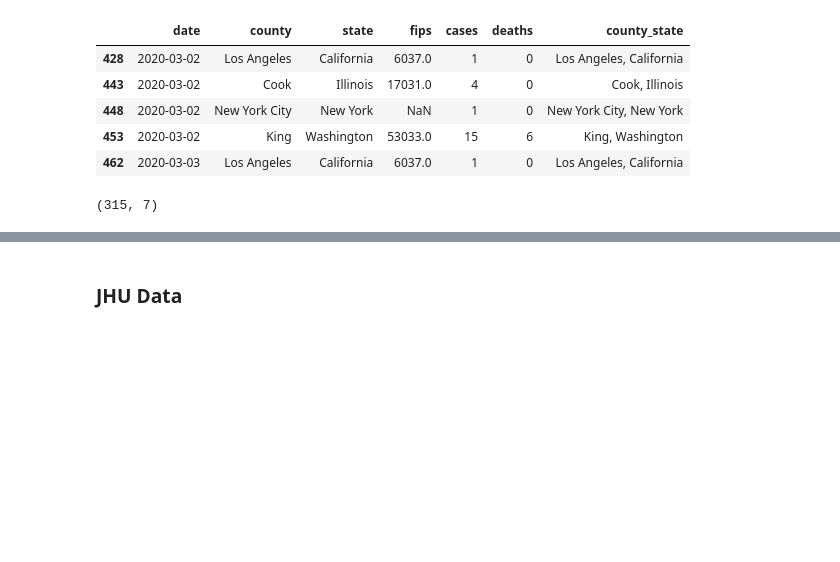
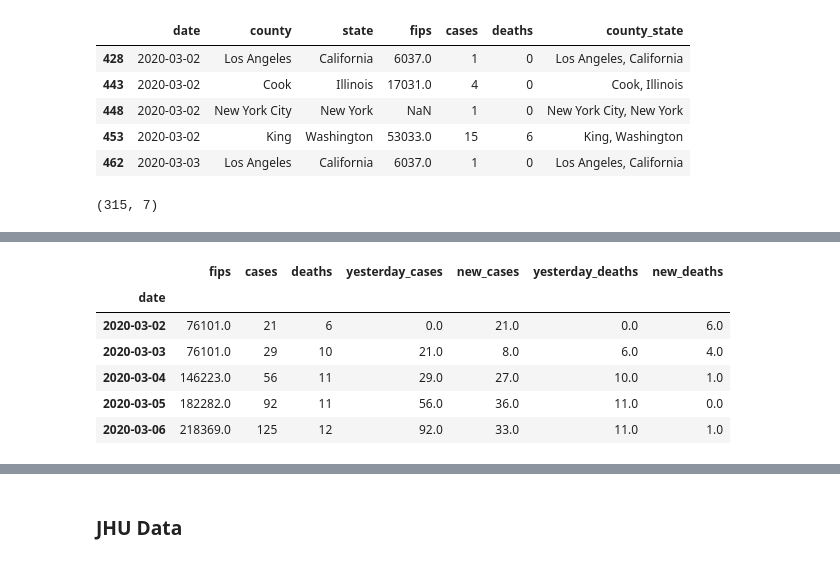
Before and after one commit to TianyuanCai/covid19, a Jupyter notebook: code/EDA.ipynb, the cells around one changed output, grey strips where cells are left out. Cells and saved outputs as stored; diff of their text form; code cells hidden in the pictures; blank space fills up the shorter version.

```diff
--- a/code/EDA.ipynb
+++ b/code/EDA.ipynb
@@ -177,3 +177,14 @@ df.head()
 | 624 | 2020-03-06 | Bergen | New Jersey | 34003.0 | 3 | 0 | Bergen, New Jersey | 2.0 | 1.0 | ... |
 | 712 | 2020-03-07 | Bergen | New Jersey | 34003.0 | 3 | 0 | Bergen, New Jersey | 3.0 | 0.0 | ... |
 | 816 | 2020-03-08 | Bergen | New Jersey | 34003.0 | 4 | 0 | Bergen, New Jersey | 3.0 | 1.0 | ... |
+# %%
+new_cases_total = df.groupby('date').sum()
+new_cases_total.head()
+# %% [output]
+|  | fips | cases | deaths | yesterday_cases | new_cases | yesterday_deaths | new_deaths |
+| date |  |  |  |  |  |  |  |
+| 2020-03-02 | 76101.0 | 21 | 6 | 0.0 | 21.0 | 0.0 | 6.0 |
+| 2020-03-03 | 76101.0 | 29 | 10 | 21.0 | 8.0 | 6.0 | 4.0 |
+| 2020-03-04 | 146223.0 | 56 | 11 | 29.0 | 27.0 | 10.0 | 1.0 |
+| 2020-03-05 | 182282.0 | 92 | 11 | 56.0 | 36.0 | 11.0 | 0.0 |
+| 2020-03-06 | 218369.0 | 125 | 12 | 92.0 | 33.0 | 11.0 | 1.0 |
```
Also changed, not shown: parts of 3 cells of this notebook.
